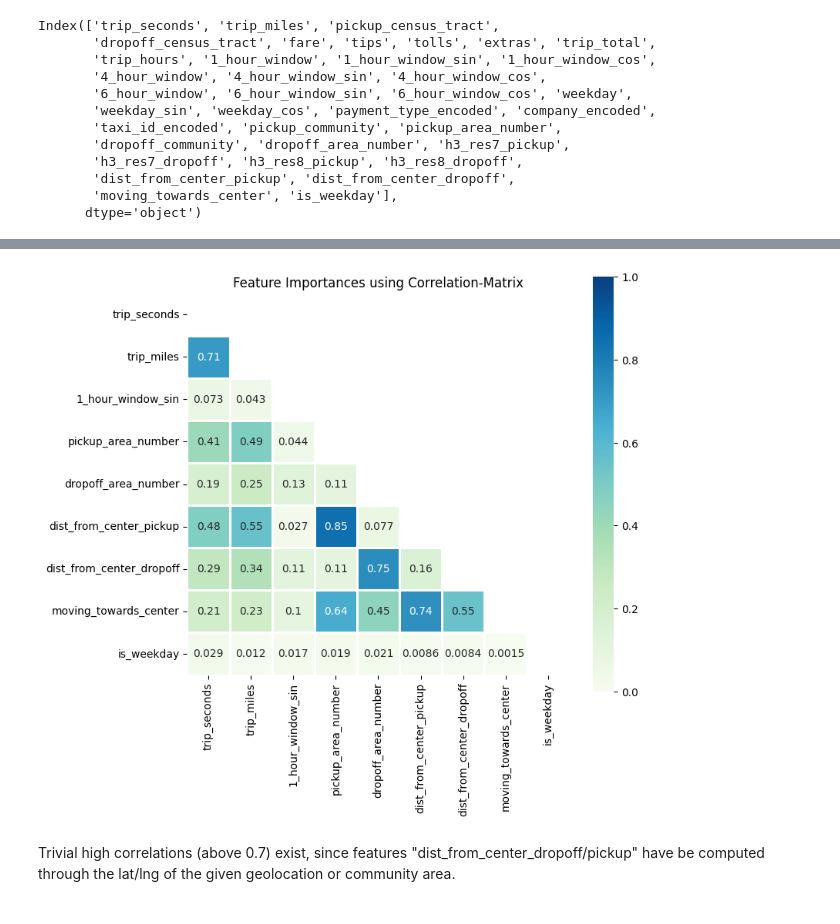
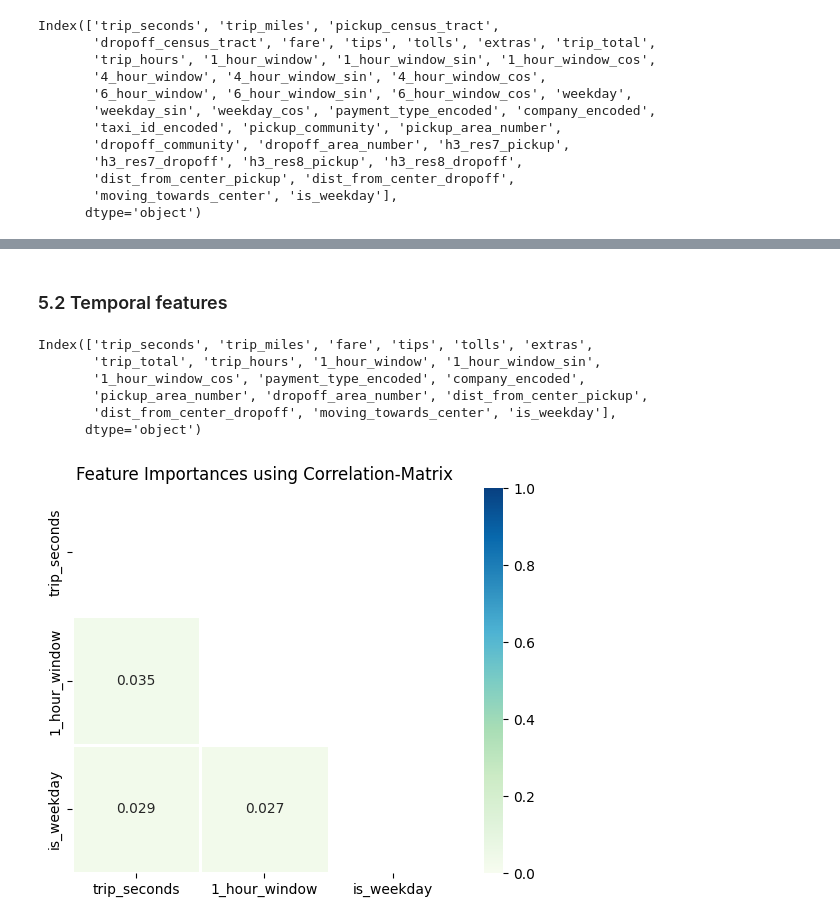
Before and after one commit to madxox/AAA_Teamassignment, a Jupyter notebook: 03_cluster_analysis.ipynb, the cells around one changed output, grey strips where cells are left out. Drawn from its saved outputs; the diff is of its cells as text; code cells hidden in the pictures.

```diff
--- a/03_cluster_analysis.ipynb
+++ b/03_cluster_analysis.ipynb
@@ -178,22 +242,6 @@ def plot_silhouette_scores(data, cluster_number):
     fig.suptitle("Silhouette plots", fontsize=18, y=1)
     plt.tight_layout()
     plt.show()
-# %%
-# Heatmap for feature selection
-def heatmap(scaled_dataframe):
-    corr_matrix = scaled_dataframe.corr().abs()
-    mask = np.triu(np.ones_like(corr_matrix, dtype=bool))
-    plt.figure(figsize=(8, 7))
-    sns.heatmap(corr_matrix,
-            mask = mask,
-            annot=True,
-            cmap='GnBu',
-            vmin=0,
-            vmax=1,
-            linewidth=1, linecolor="w", square=True
-           )
-    plt.title('Feature Importances using Correlation-Matrix')
-    plt.show()
 # %%
 # Silhouette Plot for (works only for small sample else too computationally expensive!)
 # Medium Best Practices for Visualizing Your Cluster Results
@@ -433,0 +402,13 @@ features_trip_customer_based = [
+# %%
+# These features are not picked since they are either missing (NaN), categorical or trivial since we have them in an encoded form already in the df
+non_cluster_features = ['pickup_census_tract',
+       'dropoff_census_tract',
+       'weekday', 'taxi_id_encoded',
+       '4_hour_window', '4_hour_window_sin', '4_hour_window_cos',
+       '6_hour_window', '6_hour_window_sin', '6_hour_window_cos',
+       'weekday_sin', 'weekday_cos', 'pickup_community',
+       'dropoff_community', 'h3_res7_pickup',
+       'h3_res7_dropoff', 'h3_res8_pickup', 'h3_res8_dropoff',
+       ]
+# %%
+df_fselection = prep_df.drop(non_cluster_features, axis=1).copy()
@@ -434,11 +441,20 @@ features_trip_customer_based = [
+# %% [markdown]
+### 5.2 Temporal features
+# %%
+df_fselection.columns
+# %% [output]
+Index(['trip_seconds', 'trip_miles', 'fare', 'tips', 'tolls', 'extras',
+       'trip_total', 'trip_hours', '1_hour_window', '1_hour_window_sin',
+       '1_hour_window_cos', 'payment_type_encoded', 'company_encoded',
+       'pickup_area_number', 'dropoff_area_number', 'dist_from_center_pickup',
+       'dist_from_center_dropoff', 'moving_towards_center', 'is_weekday'],
+      dtype='object')
 # %%
-# Make subsets
-df_trip_dist_features = prep_df[features_trip_dist_based]
-df_customer_features = prep_df[features_trip_customer_based]
+# Make subset
+temporal_features = ['trip_seconds', '1_hour_window', 'is_weekday' ]
+df_temp_features = df_fselection[temporal_features]
 # %%
 # Visualize correlations of features via heatmap
-heatmap(df_trip_dist_features)
+heatmap(df_temp_features, x=7, y=5)
 # %% [output]
-[figure, old version]
+[figure, new version]
-# %% [markdown]
-Trivial high correlations (above 0.7) exist, since features "dist_from_center_dropoff/pickup" have be computed through the lat/lng of the given geolocation or community area.
```
Also changed, not shown: parts of 62 cells of this notebook, 1 other file.
